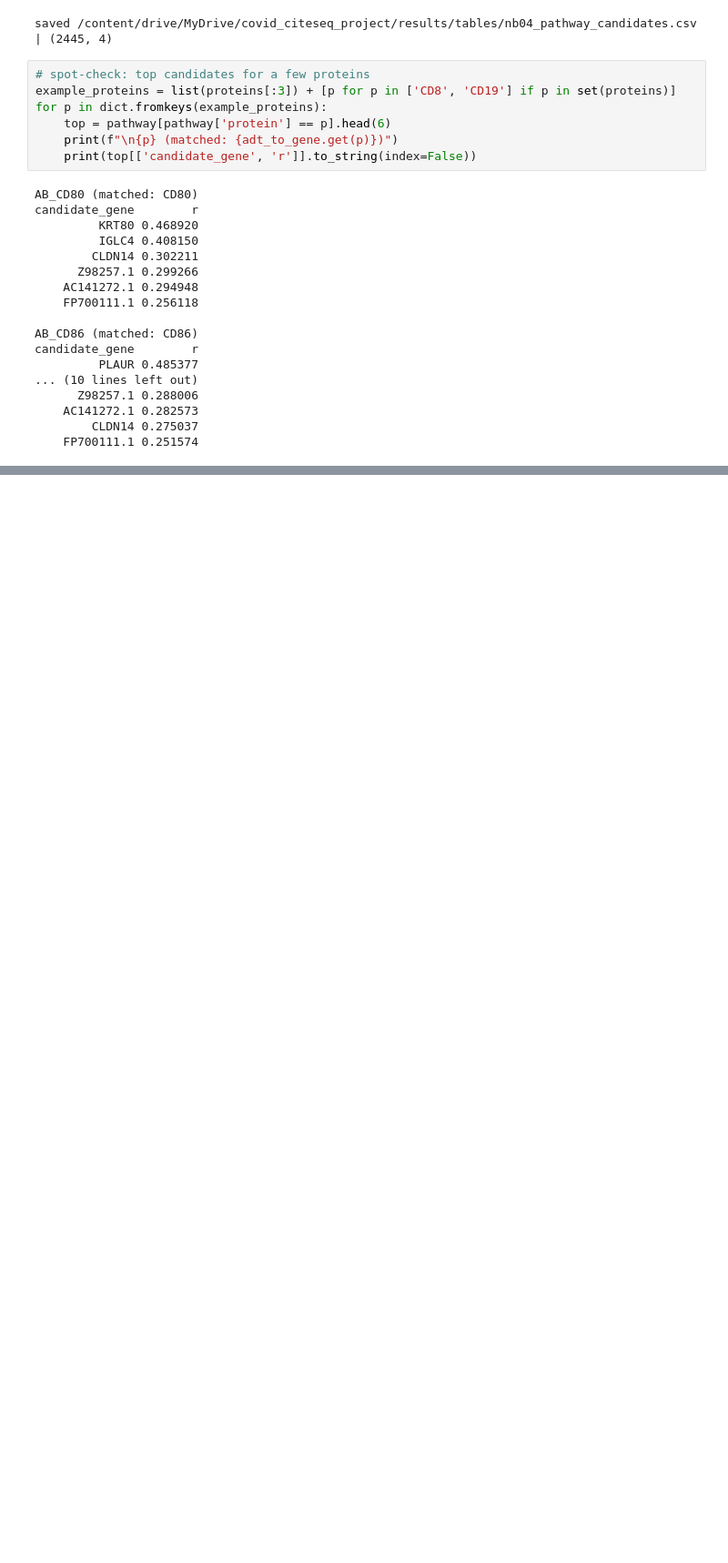
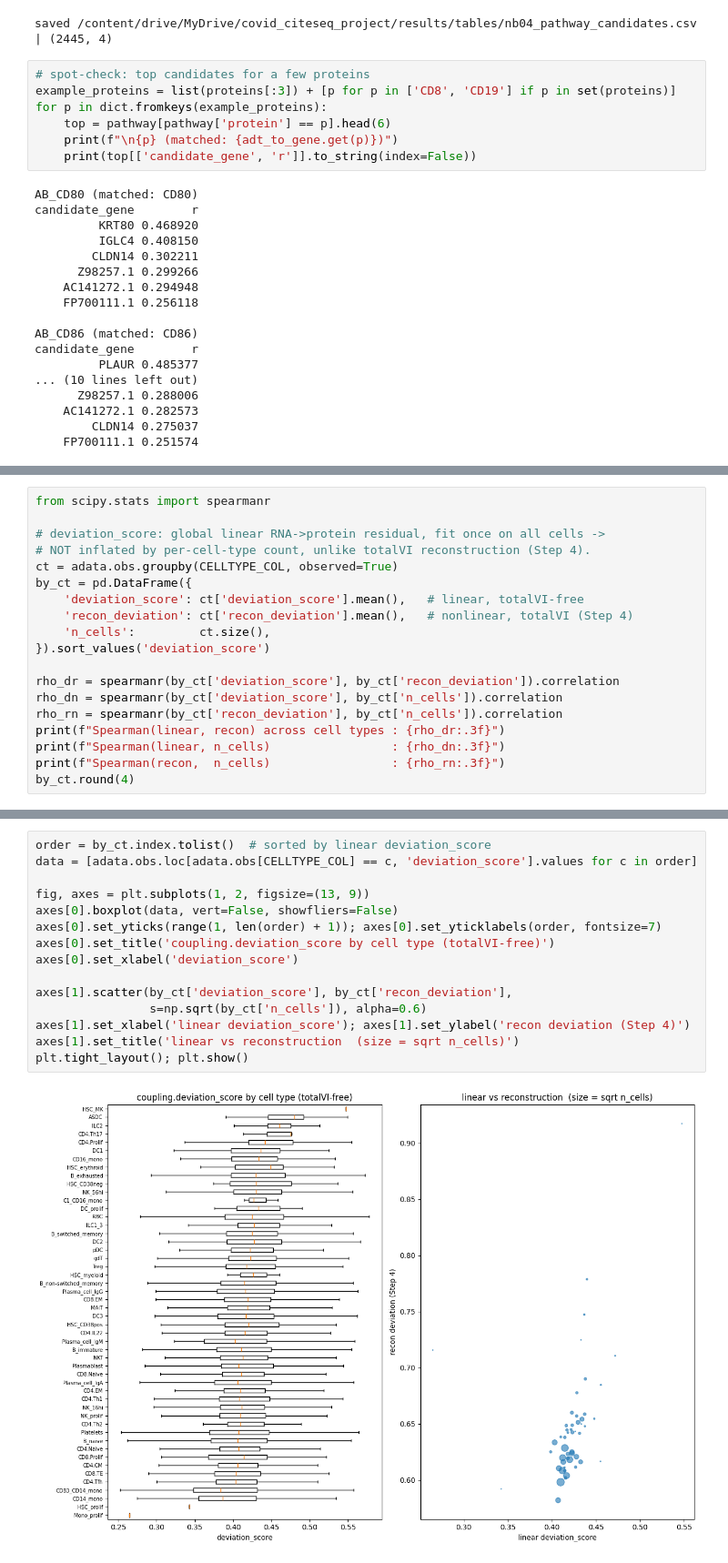
Before and after one commit to fshokor/covid-citeseq, a Jupyter notebook: notebooks/nb04_explainability.ipynb, the cells around one changed output, grey strips where cells are left out. Shown at 91% size. Drawn from its saved outputs; the diff is of its cells as text; blank space fills up the shorter version.

```diff
--- a/notebooks/nb04_explainability.ipynb
+++ b/notebooks/nb04_explainability.ipynb
@@ -451,0 +446,19 @@ candidate_gene        r
+# %%
+from scipy.stats import spearmanr
+
+# deviation_score: global linear RNA->protein residual, fit once on all cells ->
+# NOT inflated by per-cell-type count, unlike totalVI reconstruction (Step 4).
+ct = adata.obs.groupby(CELLTYPE_COL, observed=True)
+by_ct = pd.DataFrame({
+    'deviation_score': ct['deviation_score'].mean(),   # linear, totalVI-free
+    'recon_deviation': ct['recon_deviation'].mean(),   # nonlinear, totalVI (Step 4)
+    'n_cells':         ct.size(),
+}).sort_values('deviation_score')
+
+rho_dr = spearmanr(by_ct['deviation_score'], by_ct['recon_deviation']).correlation
+rho_dn = spearmanr(by_ct['deviation_score'], by_ct['n_cells']).correlation
+rho_rn = spearmanr(by_ct['recon_deviation'], by_ct['n_cells']).correlation
+print(f"Spearman(linear, recon) across cell types : {rho_dr:.3f}")
+print(f"Spearman(linear, n_cells)                 : {rho_dn:.3f}")
+print(f"Spearman(recon,  n_cells)                 : {rho_rn:.3f}")
+by_ct.round(4)
@@ -451,0 +487,17 @@ candidate_gene        r
+# %%
+order = by_ct.index.tolist()  # sorted by linear deviation_score
+data = [adata.obs.loc[adata.obs[CELLTYPE_COL] == c, 'deviation_score'].values for c in order]
+
+fig, axes = plt.subplots(1, 2, figsize=(13, 9))
+axes[0].boxplot(data, vert=False, showfliers=False)
+axes[0].set_yticks(range(1, len(order) + 1)); axes[0].set_yticklabels(order, fontsize=7)
+axes[0].set_title('coupling.deviation_score by cell type (totalVI-free)')
+axes[0].set_xlabel('deviation_score')
+
+axes[1].scatter(by_ct['deviation_score'], by_ct['recon_deviation'],
+                s=np.sqrt(by_ct['n_cells']), alpha=0.6)
+axes[1].set_xlabel('linear deviation_score'); axes[1].set_ylabel('recon deviation (Step 4)')
+axes[1].set_title('linear vs reconstruction  (size = sqrt n_cells)')
+plt.tight_layout(); plt.show()
+# %% [output]
+[figure, added]
```
Also changed, not shown: parts of 5 cells of this notebook, 3 other files.
